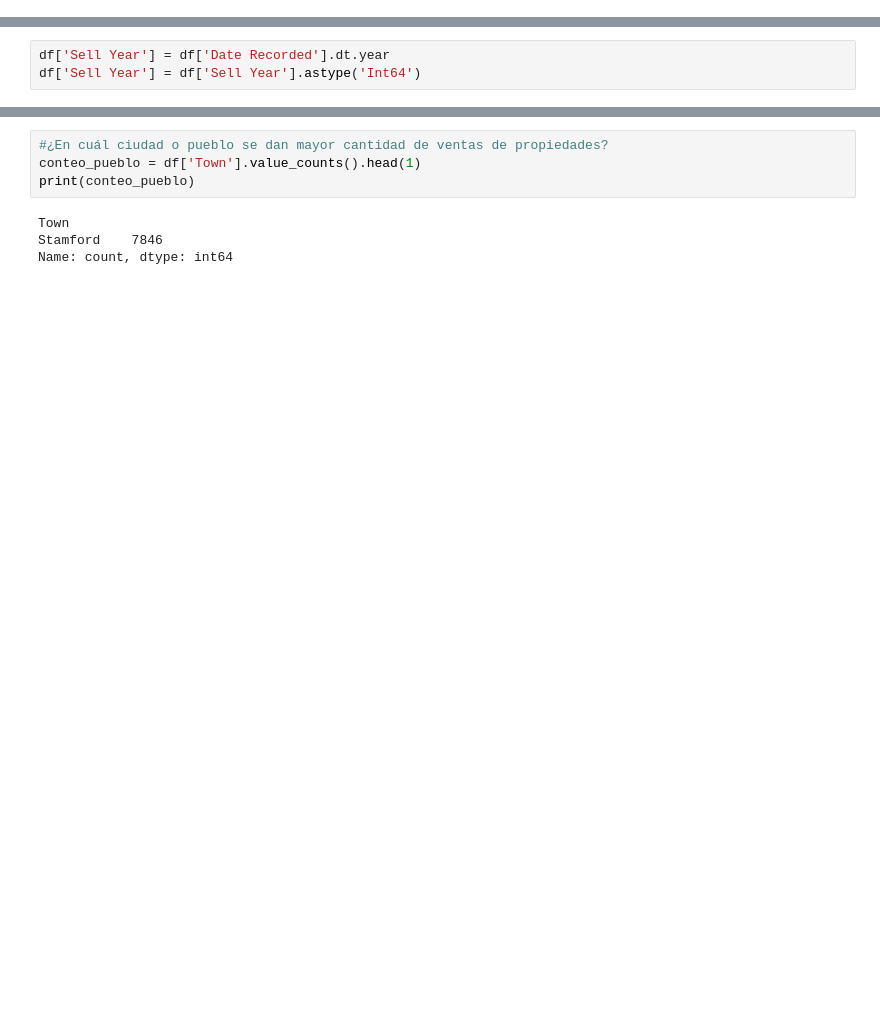
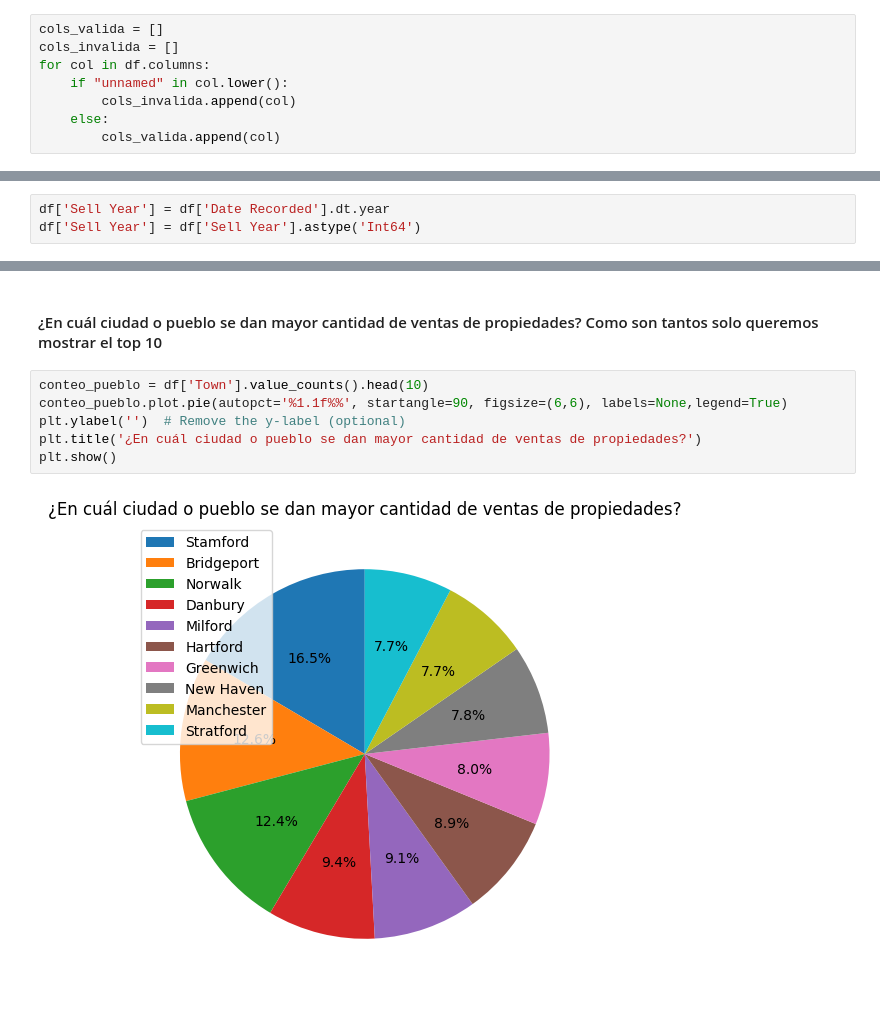
Before and after one commit to Jia231/ProyectoDA, a Jupyter notebook: notebook_proyecto.ipynb, the cells around one changed output, grey strips where cells are left out. Drawn from its saved outputs; the diff is of its cells as text; blank space fills up the shorter version.

```diff
--- a/notebook_proyecto.ipynb
+++ b/notebook_proyecto.ipynb
@@ -14,0 +86,8 @@ df = pd.read_csv(output_file, sep=",",  on_bad_lines="skip",  low_memory=False)
+# %%
+cols_valida = []
+cols_invalida = []
+for col in df.columns:
+    if "unnamed" in col.lower():
+        cols_invalida.append(col)
+    else:
+        cols_valida.append(col)
@@ -106,10 +179,12 @@ Name: count, dtype: int64
+# %% [markdown]
+<h4>¿En cuál ciudad o pueblo se dan mayor cantidad de ventas de propiedades? Como son tantos solo queremos mostrar el top 10</h4>
 # %%
-#¿En cuál ciudad o pueblo se dan mayor cantidad de ventas de propiedades?
-conteo_pueblo = df['Town'].value_counts().head(1)
-print(conteo_pueblo)
+conteo_pueblo = df['Town'].value_counts().head(10)
+conteo_pueblo.plot.pie(autopct='%1.1f%%', startangle=90, figsize=(6,6), labels=None,legend=True)
+plt.ylabel('')  # Remove the y-label (optional)
+plt.title('¿En cuál ciudad o pueblo se dan mayor cantidad de ventas de propiedades?')
+plt.show()
 # %% [output]
-Town
-Stamford    7846
-Name: count, dtype: int64
+[figure, added]
 # %%
 # ¿Qué elementos particulares tienen esas ciudades o pueblos?
```
Also changed, not shown: parts of 31 cells of this notebook, 5 other files.
